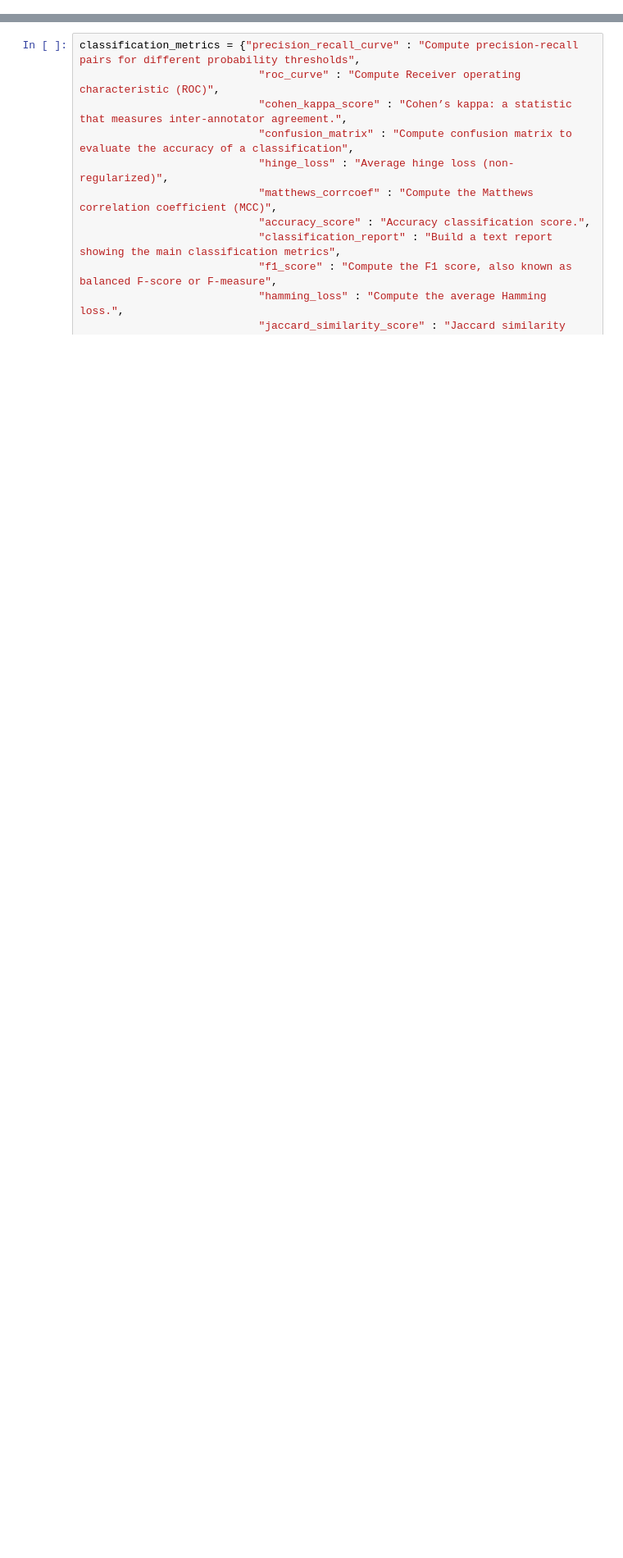
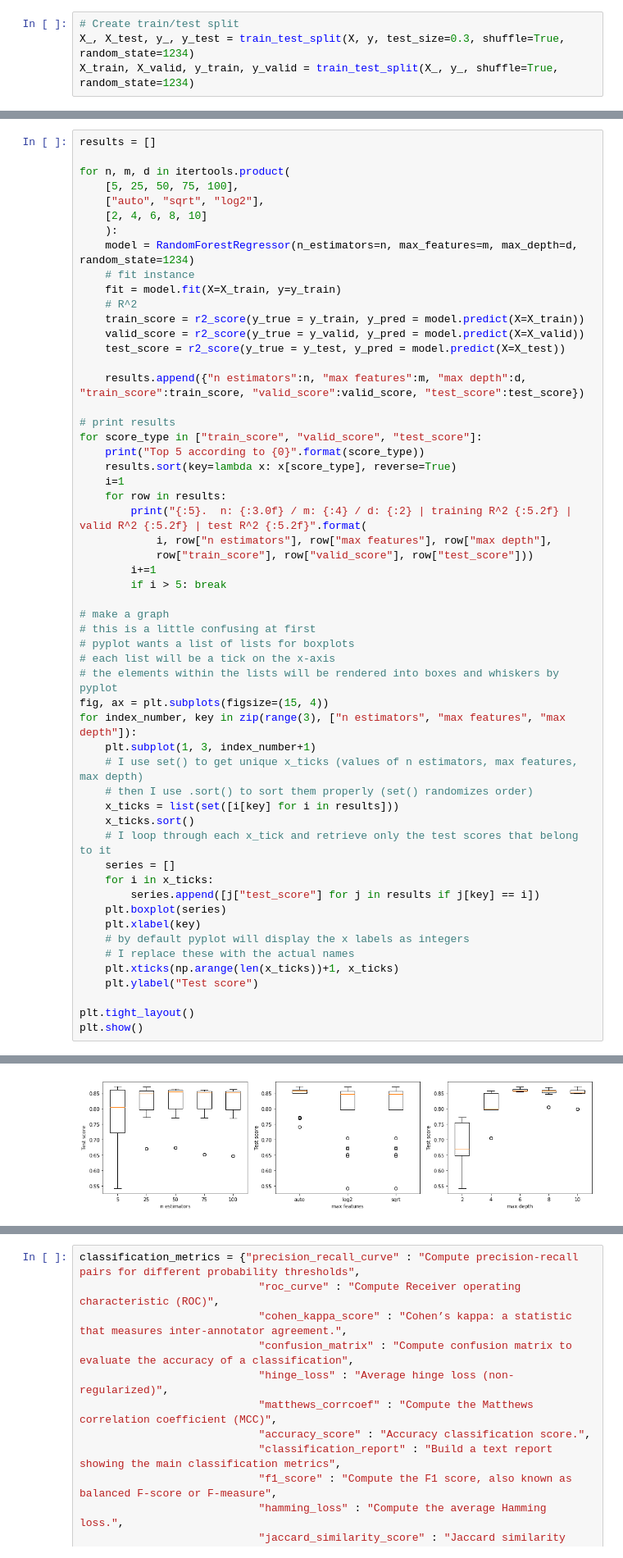
Before and after one commit to sjchiass/ml_guides, a Jupyter notebook: Statistical Learning/3_Model_Evaluation.ipynb, the cells around one changed output, grey strips where cells are left out. Shown at 82% size. Drawn from its saved outputs; the diff is of its cells as text; blank space fills up the shorter version.

Commit message:
completed validation guide

```diff
--- a/Statistical Learning/3_Model_Evaluation.ipynb
+++ b/Statistical Learning/3_Model_Evaluation.ipynb
@@ -31,0 +310,4 @@ X, y = datasets.make_moons(n_samples=1000, noise=0.3)
+# %%
+# Create train/test split
+X_, X_test, y_, y_test = train_test_split(X, y, test_size=0.3, shuffle=True, random_state=1234)
+X_train, X_valid, y_train, y_valid = train_test_split(X_, y_, shuffle=True, random_state=1234)
@@ -31,0 +320,56 @@ X, y = datasets.make_moons(n_samples=1000, noise=0.3)
+# %%
+results = []
+
+for n, m, d in itertools.product(
+    [5, 25, 50, 75, 100],
+    ["auto", "sqrt", "log2"],
+    [2, 4, 6, 8, 10]
+    ):
+    model = RandomForestRegressor(n_estimators=n, max_features=m, max_depth=d, random_state=1234)
+    # fit instance
+    fit = model.fit(X=X_train, y=y_train)
+    # R^2
+    train_score = r2_score(y_true = y_train, y_pred = model.predict(X=X_train))
+    valid_score = r2_score(y_true = y_valid, y_pred = model.predict(X=X_valid))
+    test_score = r2_score(y_true = y_test, y_pred = model.predict(X=X_test))
+
+    results.append({"n estimators":n, "max features":m, "max depth":d, "train_score":train_score, "valid_score":valid_score, "test_score":test_score})
+
+# print results
+for score_type in ["train_score", "valid_score", "test_score"]:
+    print("Top 5 according to {0}".format(score_type))
+    results.sort(key=lambda x: x[score_type], reverse=True)
+    i=1
+    for row in results:
+        print("{:5}.  n: {:3.0f} / m: {:4} / d: {:2} | training R^2 {:5.2f} | valid R^2 {:5.2f} | test R^2 {:5.2f}".format(
+            i, row["n estimators"], row["max features"], row["max depth"],
+            row["train_score"], row["valid_score"], row["test_score"]))
+        i+=1
+        if i > 5: break
+
+# make a graph
+# this is a little confusing at first
+# pyplot wants a list of lists for boxplots
+# each list will be a tick on the x-axis
+# the elements within the lists will be rendered into boxes and whiskers by pyplot
+fig, ax = plt.subplots(figsize=(15, 4))
+for index_number, key in zip(range(3), ["n estimators", "max features", "max depth"]):
+    plt.subplot(1, 3, index_number+1)
+    # I use set() to get unique x_ticks (values of n estimators, max features, max depth)
+    # then I use .sort() to sort them properly (set() randomizes order)
+    x_ticks = list(set([i[key] for i in results]))
+    x_ticks.sort()
+    # I loop through each x_tick and retrieve only the test scores that belong to it
+    series = []
+    for i in x_ticks:
+        series.append([j["test_score"] for j in results if j[key] == i])
+    plt.boxplot(series)
+    plt.xlabel(key)
+    # by default pyplot will display the x labels as integers
+    # I replace these with the actual names
+    plt.xticks(np.arange(len(x_ticks))+1, x_ticks)
+    plt.ylabel("Test score")
+
+plt.tight_layout()
+plt.show()
+# %% [output]
@@ -31,0 +394 @@ X, y = datasets.make_moons(n_samples=1000, noise=0.3)
+[figure, added]
```
Also changed, not shown: parts of 52 cells of this notebook, 3 other files.
